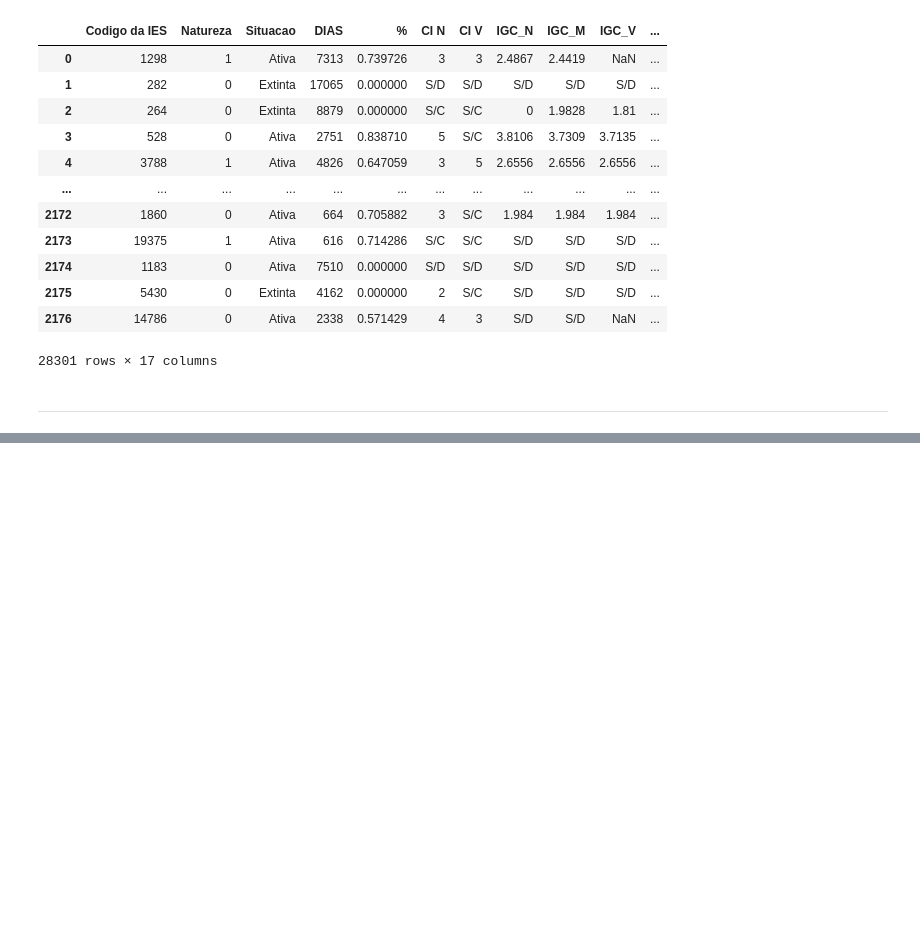
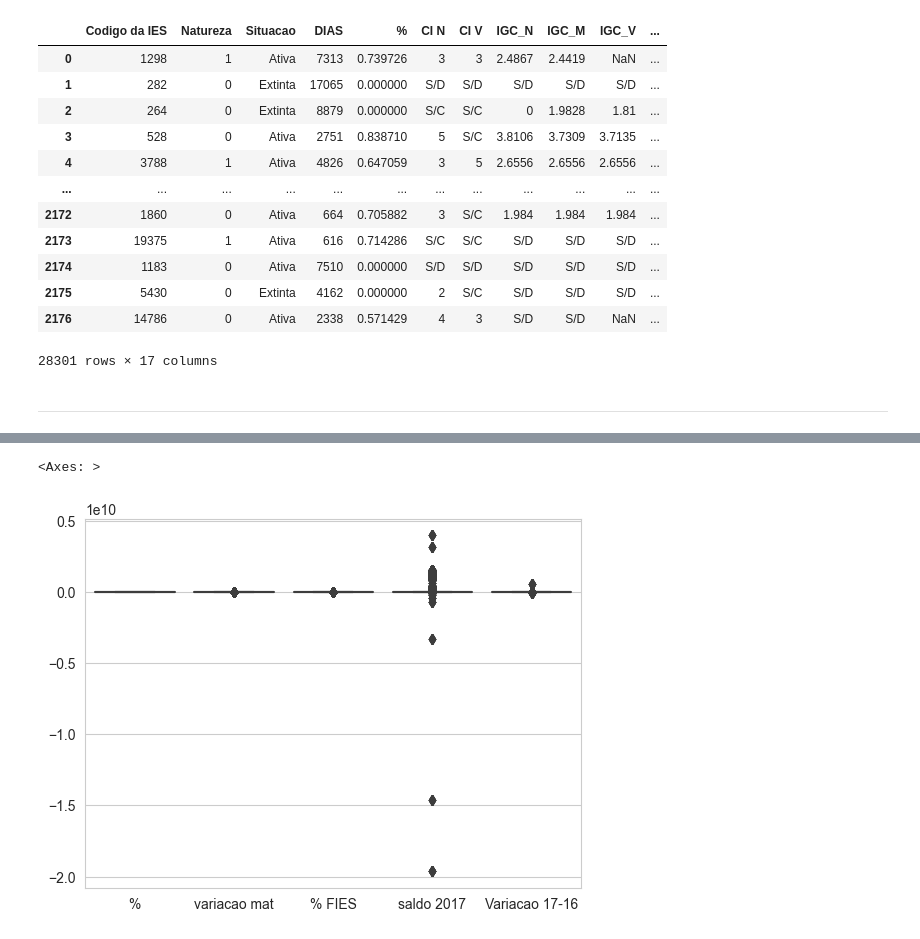
Before and after one commit to MrMilhas/Trabalho_Mineracao_Dados, a Jupyter notebook: src/trabalho_2/main.ipynb, the cells around one changed output, grey strips where cells are left out. Drawn from its saved outputs; the diff is of its cells as text; code cells hidden in the pictures; blank space fills up the shorter version.

```diff
--- a/src/trabalho_2/main.ipynb
+++ b/src/trabalho_2/main.ipynb
@@ -34,0 +107,6 @@ df
+# %%
+sns.set_style("whitegrid")
+sns.boxplot(df_cont)
+# %% [output]
+<Axes: >
+[figure, added]
```
Also changed, not shown: parts of 25 cells of this notebook.
